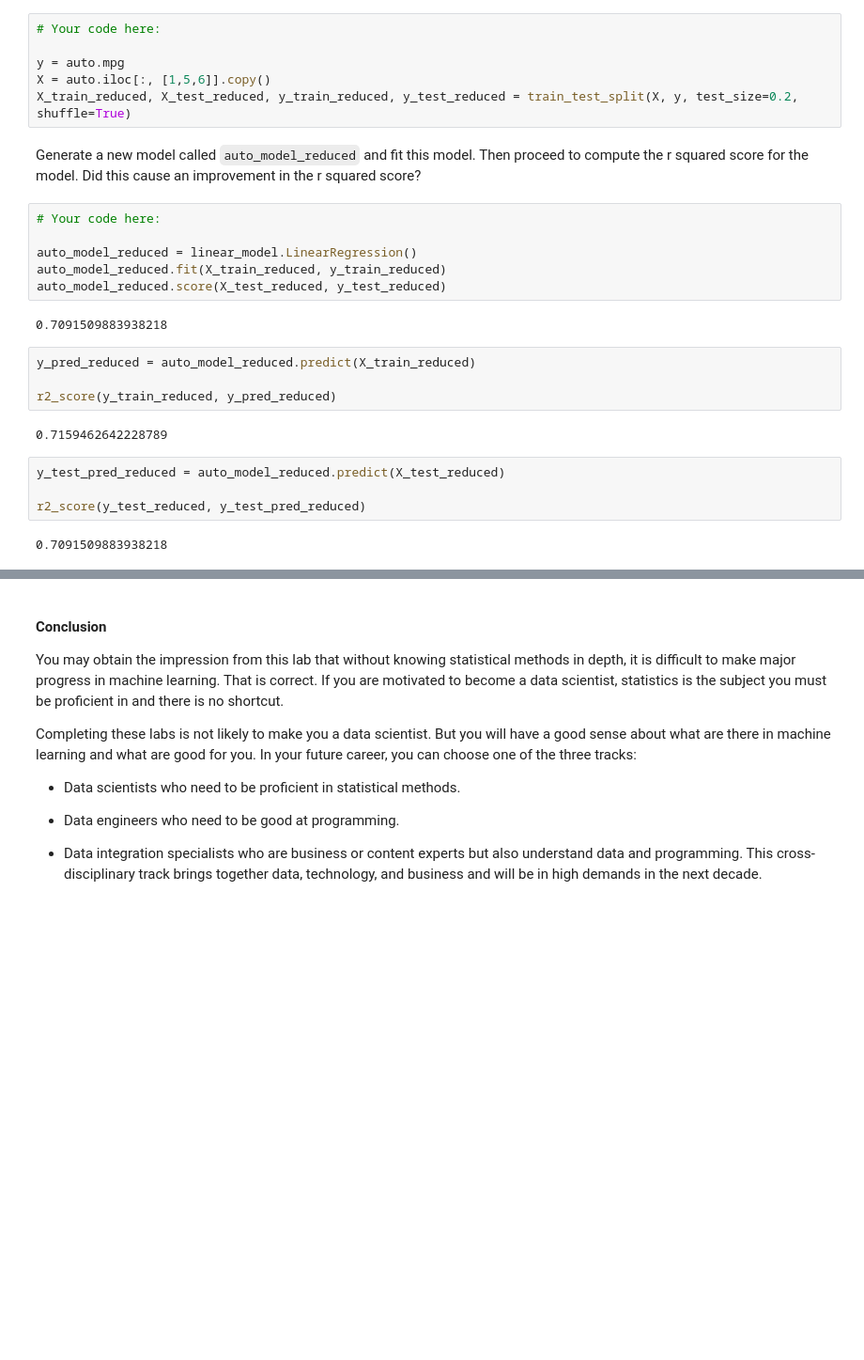
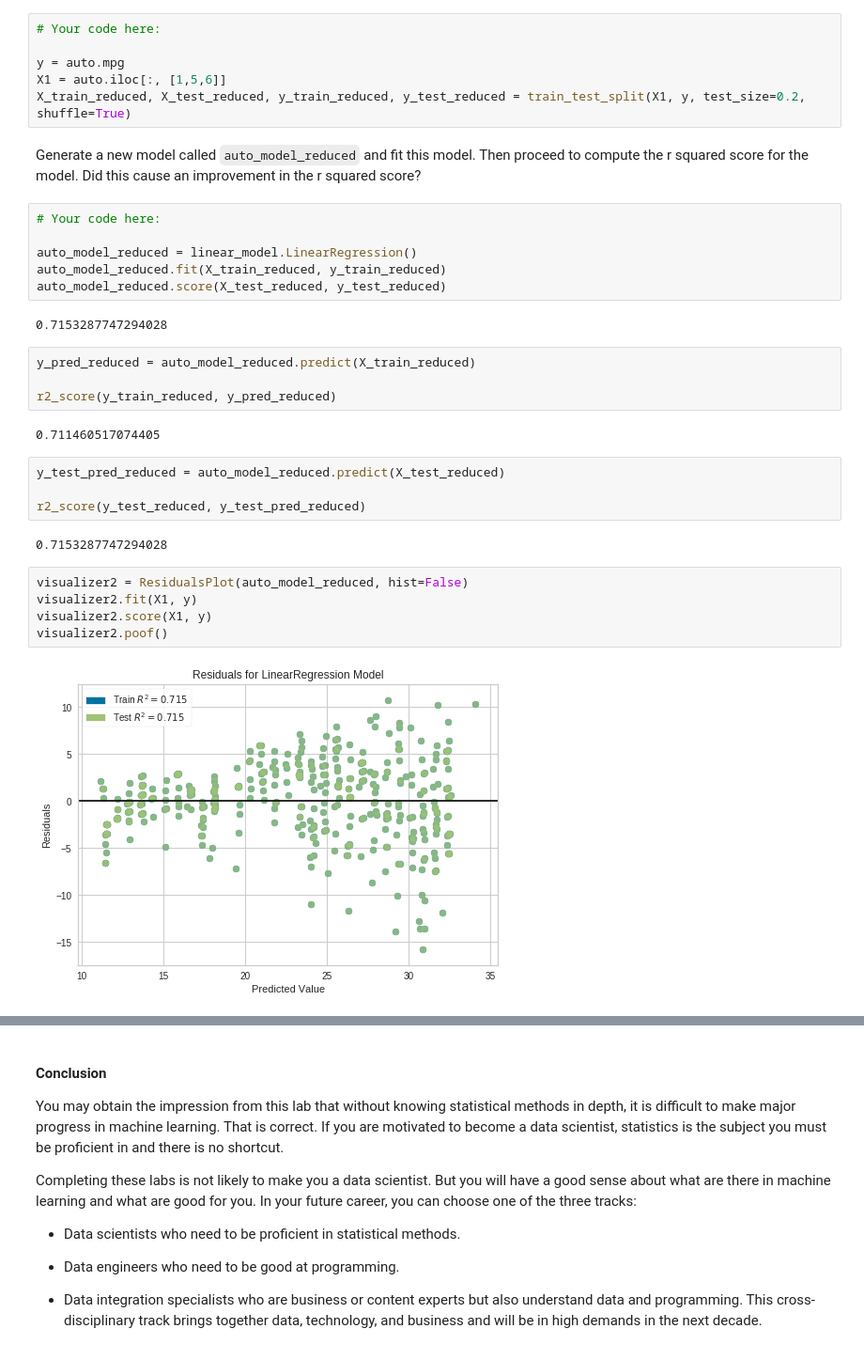
Before and after one commit to alejandroperela/datamad0119, a Jupyter notebook: module-3/lab-supervised-learning-sklearn/your-code/main.ipynb, the cells around one changed output, grey strips where cells are left out. Shown at 94% size. Cells and saved outputs as stored; diff of their text form; blank space fills up the shorter version.

```diff
--- a/module-3/lab-supervised-learning-sklearn/your-code/main.ipynb
+++ b/module-3/lab-supervised-learning-sklearn/your-code/main.ipynb
@@ -534,8 +548,8 @@ Perform a test-train split on this reduced column data and call the split data `
 # Your code here:
 
 y = auto.mpg
-X = auto.iloc[:, [1,5,6]].copy()
-X_train_reduced, X_test_reduced, y_train_reduced, y_test_reduced = train_test_split(X, y, test_size=0.2, shuffle=True)
+X1 = auto.iloc[:, [1,5,6]]
+X_train_reduced, X_test_reduced, y_train_reduced, y_test_reduced = train_test_split(X1, y, test_size=0.2, shuffle=True)
 # %% [markdown]
 Generate a new model called `auto_model_reduced` and fit this model. Then proceed to compute the r squared score for the model. Did this cause an improvement in the r squared score?
 # %%
@@ -545,16 +559,23 @@ auto_model_reduced = linear_model.LinearRegression()
 auto_model_reduced.fit(X_train_reduced, y_train_reduced)
 auto_model_reduced.score(X_test_reduced, y_test_reduced)
 # %% [output]
-0.7091509883938218
+0.7153287747294028
 # %%
 y_pred_reduced = auto_model_reduced.predict(X_train_reduced)
 
 r2_score(y_train_reduced, y_pred_reduced)
 # %% [output]
-0.7159462642228789
+0.711460517074405
 # %%
 y_test_pred_reduced = auto_model_reduced.predict(X_test_reduced)
 
 r2_score(y_test_reduced, y_test_pred_reduced)
 # %% [output]
-0.7091509883938218
+0.7153287747294028
+# %%
+visualizer2 = ResidualsPlot(auto_model_reduced, hist=False)
+visualizer2.fit(X1, y)
+visualizer2.score(X1, y)
+visualizer2.poof()
+# %% [output]
+[figure, added]
```
Also changed, not shown: parts of 11 cells of this notebook.
